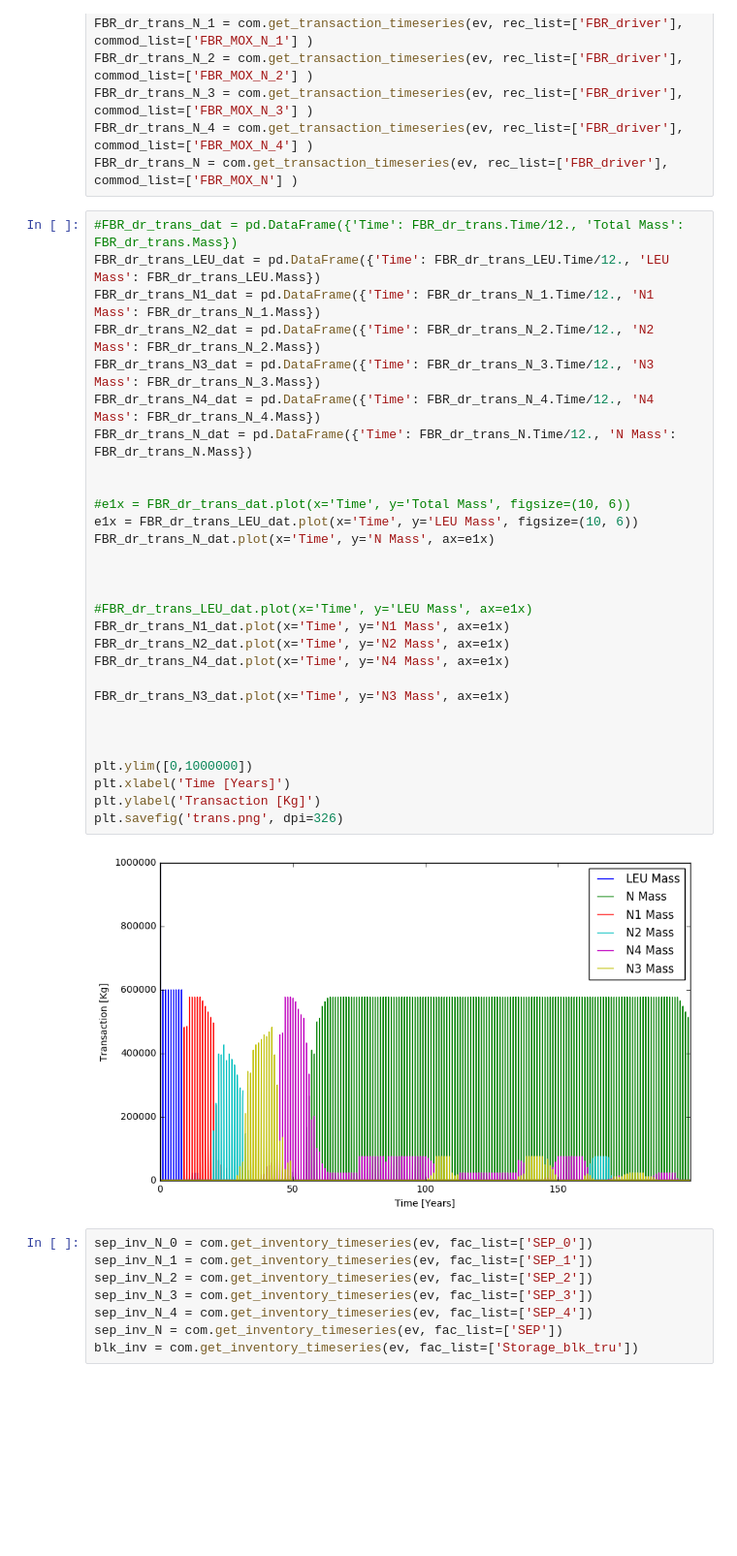
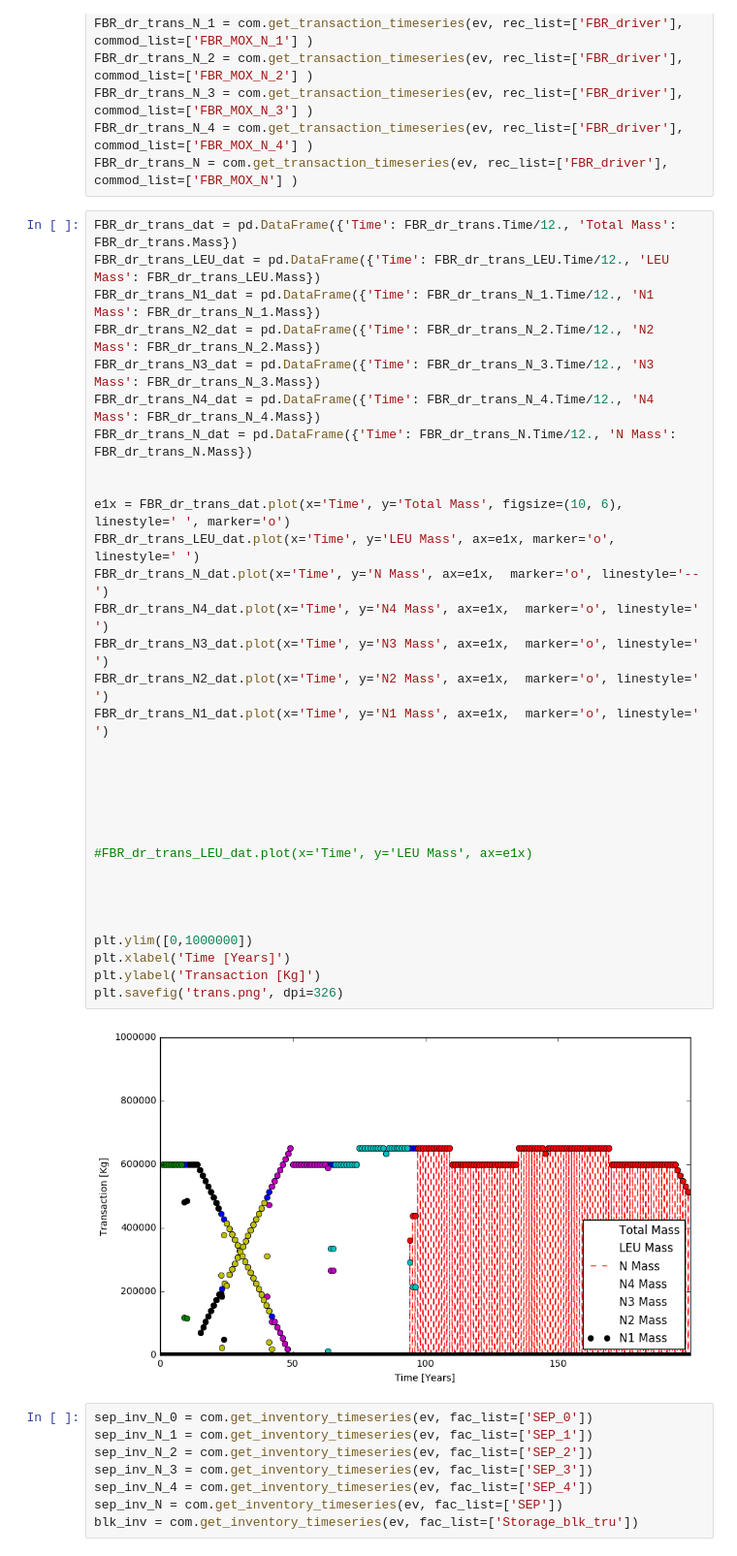
Before and after one commit to Baaaaam/EG30, a Jupyter notebook: EG30_analysis.ipynb, the cells around one changed output. Shown at 97% size. Drawn from its saved outputs; the diff is of its cells as text; blank space fills up the shorter version.

```diff
--- a/EG30_analysis.ipynb
+++ b/EG30_analysis.ipynb
@@ -16,36 +16,39 @@ FBR_dr_trans_N_3 = com.get_transaction_timeseries(ev, rec_list=['FBR_driver'], c
 FBR_dr_trans_N_4 = com.get_transaction_timeseries(ev, rec_list=['FBR_driver'], commod_list=['FBR_MOX_N_4'] )
 FBR_dr_trans_N = com.get_transaction_timeseries(ev, rec_list=['FBR_driver'], commod_list=['FBR_MOX_N'] )
 # %%
-#FBR_dr_trans_dat = pd.DataFrame({'Time': FBR_dr_trans.Time/12., 'Total Mass': FBR_dr_trans.Mass})
+FBR_dr_trans_dat = pd.DataFrame({'Time': FBR_dr_trans.Time/12., 'Total Mass': FBR_dr_trans.Mass})
 FBR_dr_trans_LEU_dat = pd.DataFrame({'Time': FBR_dr_trans_LEU.Time/12., 'LEU Mass': FBR_dr_trans_LEU.Mass})
 FBR_dr_trans_N1_dat = pd.DataFrame({'Time': FBR_dr_trans_N_1.Time/12., 'N1 Mass': FBR_dr_trans_N_1.Mass})
 FBR_dr_trans_N2_dat = pd.DataFrame({'Time': FBR_dr_trans_N_2.Time/12., 'N2 Mass': FBR_dr_trans_N_2.Mass})
 FBR_dr_trans_N3_dat = pd.DataFrame({'Time': FBR_dr_trans_N_3.Time/12., 'N3 Mass': FBR_dr_trans_N_3.Mass})
 FBR_dr_trans_N4_dat = pd.DataFrame({'Time': FBR_dr_trans_N_4.Time/12., 'N4 Mass': FBR_dr_trans_N_4.Mass})
 FBR_dr_trans_N_dat = pd.DataFrame({'Time': FBR_dr_trans_N.Time/12., 'N Mass': FBR_dr_trans_N.Mass})
 
 
-#e1x = FBR_dr_trans_dat.plot(x='Time', y='Total Mass', figsize=(10, 6))
-e1x = FBR_dr_trans_LEU_dat.plot(x='Time', y='LEU Mass', figsize=(10, 6))
-FBR_dr_trans_N_dat.plot(x='Time', y='N Mass', ax=e1x)
+e1x = FBR_dr_trans_dat.plot(x='Time', y='Total Mass', figsize=(10, 6), linestyle=' ', marker='o')
+FBR_dr_trans_LEU_dat.plot(x='Time', y='LEU Mass', ax=e1x, marker='o', linestyle=' ')
+FBR_dr_trans_N_dat.plot(x='Time', y='N Mass', ax=e1x,  marker='o', linestyle='--')
+FBR_dr_trans_N4_dat.plot(x='Time', y='N4 Mass', ax=e1x,  marker='o', linestyle=' ')
+FBR_dr_trans_N3_dat.plot(x='Time', y='N3 Mass', ax=e1x,  marker='o', linestyle=' ')
+FBR_dr_trans_N2_dat.plot(x='Time', y='N2 Mass', ax=e1x,  marker='o', linestyle=' ')
+FBR_dr_trans_N1_dat.plot(x='Time', y='N1 Mass', ax=e1x,  marker='o', linestyle=' ')
+
+
+
 
 
 
 #FBR_dr_trans_LEU_dat.plot(x='Time', y='LEU Mass', ax=e1x)
-FBR_dr_trans_N1_dat.plot(x='Time', y='N1 Mass', ax=e1x)
-FBR_dr_trans_N2_dat.plot(x='Time', y='N2 Mass', ax=e1x)
-FBR_dr_trans_N4_dat.plot(x='Time', y='N4 Mass', ax=e1x)
 
-FBR_dr_trans_N3_dat.plot(x='Time', y='N3 Mass', ax=e1x)
 
 
 
 plt.ylim([0,1000000])
 plt.xlabel('Time [Years]')
 plt.ylabel('Transaction [Kg]')
 plt.savefig('trans.png', dpi=326)
 # %% [output]
-[figure, old version]
+[figure, new version]
 # %%
 sep_inv_N_0 = com.get_inventory_timeseries(ev, fac_list=['SEP_0'])
 sep_inv_N_1 = com.get_inventory_timeseries(ev, fac_list=['SEP_1'])
```
Also changed, not shown: 4 other files.
